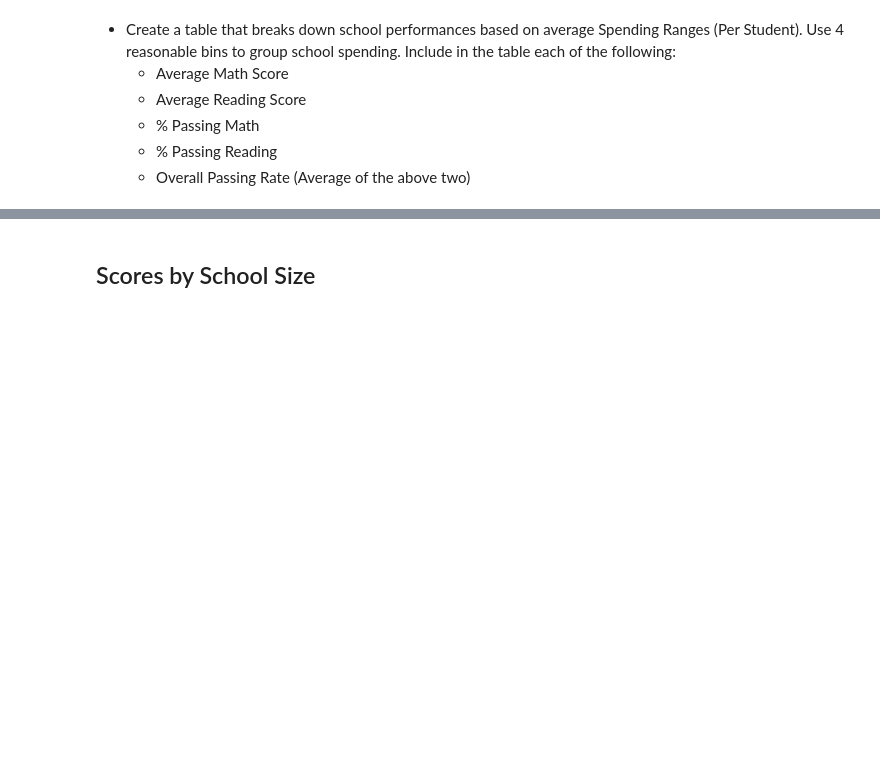
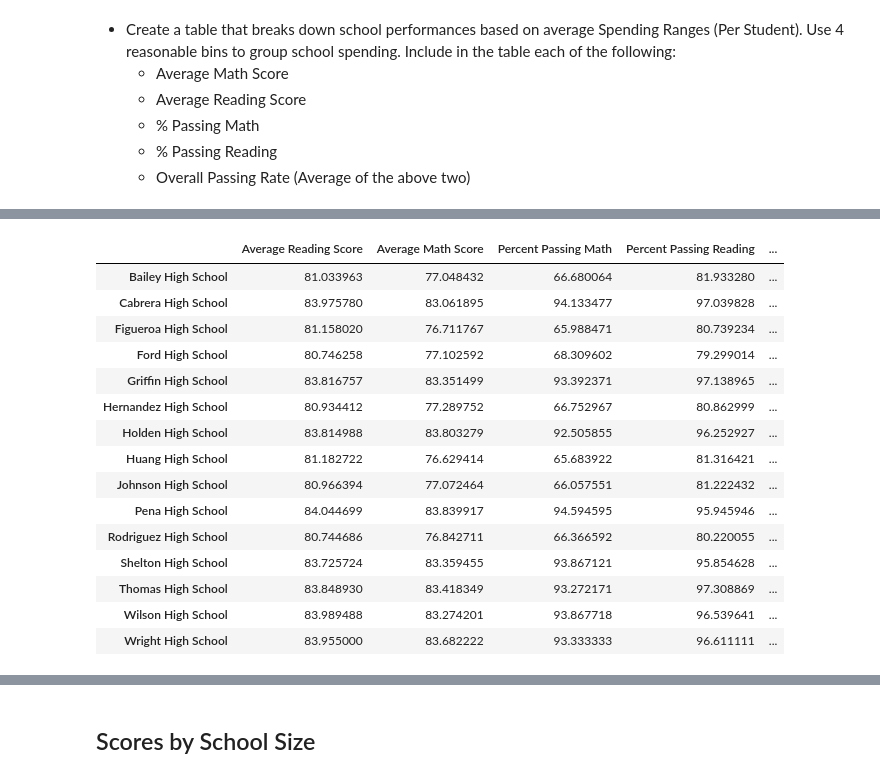
Before and after one commit to marianorivera93/School-Test-Scores-Analysis, a Jupyter notebook: PyCitySchools/PyCitySchools_starter.ipynb, the cells around one changed output, grey strips where cells are left out. Cells and saved outputs as stored; diff of their text form; code cells hidden in the pictures; blank space fills up the shorter version.

```diff
--- a/PyCitySchools/PyCitySchools_starter.ipynb
+++ b/PyCitySchools/PyCitySchools_starter.ipynb
@@ -171,0 +453,26 @@ total_number_schools
+# %%
+group_names= ["<$585", "$585-615", "$615-645", "$645-675"]
+bins= [0, 585, 615, 645, 675]
+
+School_Summary_df["Spending Ranges (Per Student)"]=pd.cut(School_Summary_df["Total School Budget"]/School_Summary_df["Total Students"], bins, labels=group_names)
+School_Summary_df.head()
+
+Scores_By_School=School_Summary_df. drop(columns=["Total Students", "Total School Budget", "School Type", "Per Student Budget"])
+Scores_By_School
+# %% [output]
+|  | Average Reading Score | Average Math Score | Percent Passing Math | Percent Passing Reading | ... |
+| Bailey High School | 81.033963 | 77.048432 | 66.680064 | 81.933280 | ... |
+| Cabrera High School | 83.975780 | 83.061895 | 94.133477 | 97.039828 | ... |
+| Figueroa High School | 81.158020 | 76.711767 | 65.988471 | 80.739234 | ... |
+| Ford High School | 80.746258 | 77.102592 | 68.309602 | 79.299014 | ... |
+| Griffin High School | 83.816757 | 83.351499 | 93.392371 | 97.138965 | ... |
+| Hernandez High School | 80.934412 | 77.289752 | 66.752967 | 80.862999 | ... |
+| Holden High School | 83.814988 | 83.803279 | 92.505855 | 96.252927 | ... |
+| Huang High School | 81.182722 | 76.629414 | 65.683922 | 81.316421 | ... |
+| Johnson High School | 80.966394 | 77.072464 | 66.057551 | 81.222432 | ... |
+| Pena High School | 84.044699 | 83.839917 | 94.594595 | 95.945946 | ... |
+| Rodriguez High School | 80.744686 | 76.842711 | 66.366592 | 80.220055 | ... |
+| Shelton High School | 83.725724 | 83.359455 | 93.867121 | 95.854628 | ... |
+| Thomas High School | 83.848930 | 83.418349 | 93.272171 | 97.308869 | ... |
+| Wilson High School | 83.989488 | 83.274201 | 93.867718 | 96.539641 | ... |
+| Wright High School | 83.955000 | 83.682222 | 93.333333 | 96.611111 | ... |
```
Also changed, not shown: parts of 40 cells of this notebook, 1 other file.
